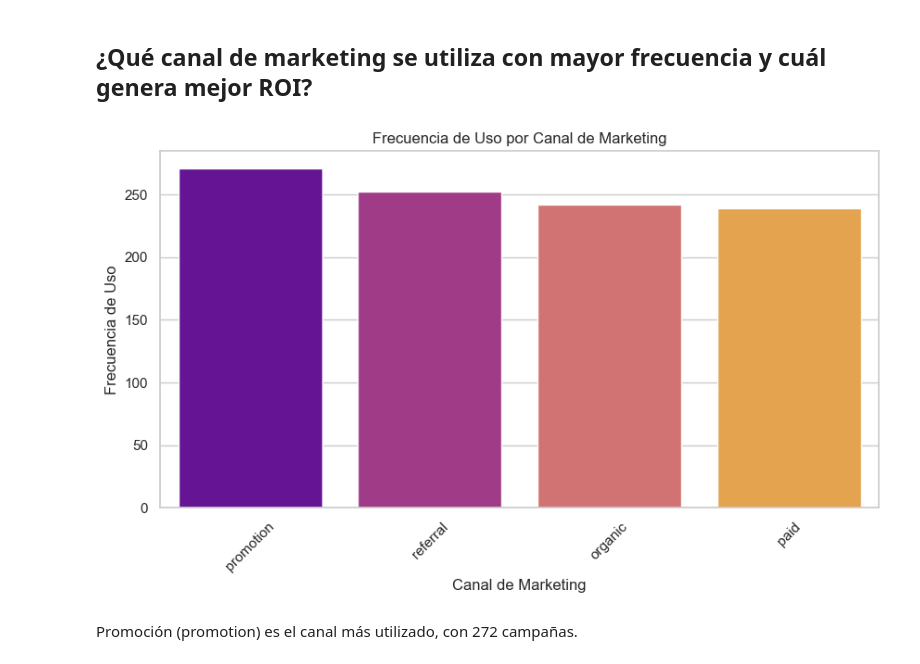
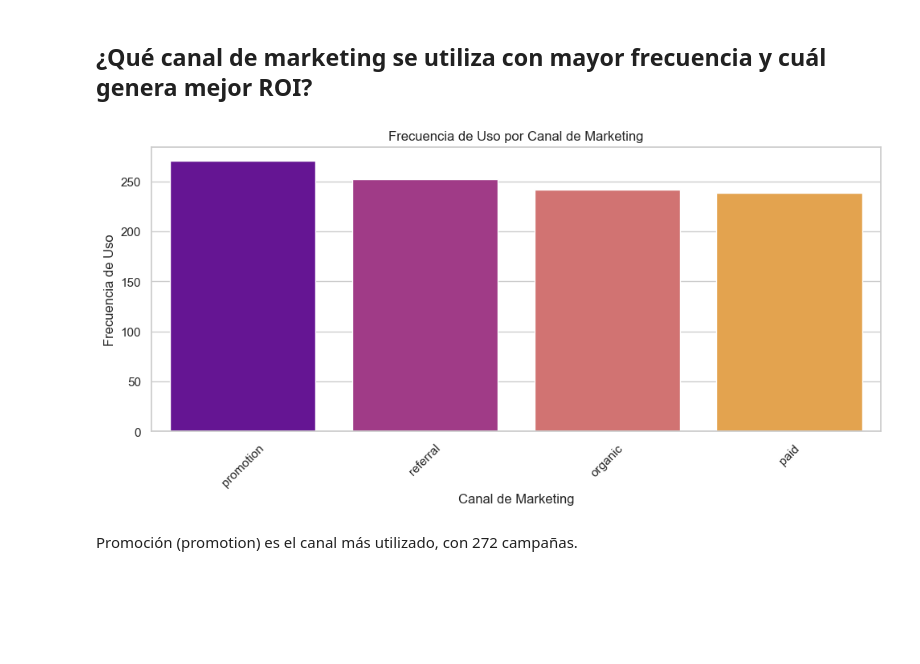
Before and after one commit to PabloBdL/Marketing, a Jupyter notebook: notebooks/02_data_analysis.ipynb, the cells around one changed output. Cells and saved outputs as stored; diff of their text form; code cells hidden in the pictures; blank space fills up the shorter version.

```diff
--- a/notebooks/02_data_analysis.ipynb
+++ b/notebooks/02_data_analysis.ipynb
@@ -53,21 +53,22 @@ df.describe()
 # %%
 # Configuración de estilo
 sns.set_theme(style="whitegrid")
 
 # Contar la frecuencia de cada canal de marketing
 channel_counts = df["channel"].value_counts()
 
 # Crear gráfico de barras para la frecuencia de uso de los canales
 plt.figure(figsize=(10, 5))
 sns.barplot(x=channel_counts.index, y=channel_counts.values, palette=palette_colors, hue=hue_channel, hue_order=hue_channel, legend=False)
 plt.xlabel("Canal de Marketing")
 plt.ylabel("Frecuencia de Uso")
 plt.title("Frecuencia de Uso por Canal de Marketing")
 plt.xticks(rotation=45)
+plt.tight_layout(pad=2)
 plt.savefig("../img/channel_frecuency.jpg")
 plt.show()
 # %% [output]
-[figure, old version]
+[figure, new version]
 # %% [markdown]
 Promoción (promotion) es el canal más utilizado, con 272 campañas.
 # %%
```
Also changed, not shown: parts of 5 cells of this notebook, 9 other files.
